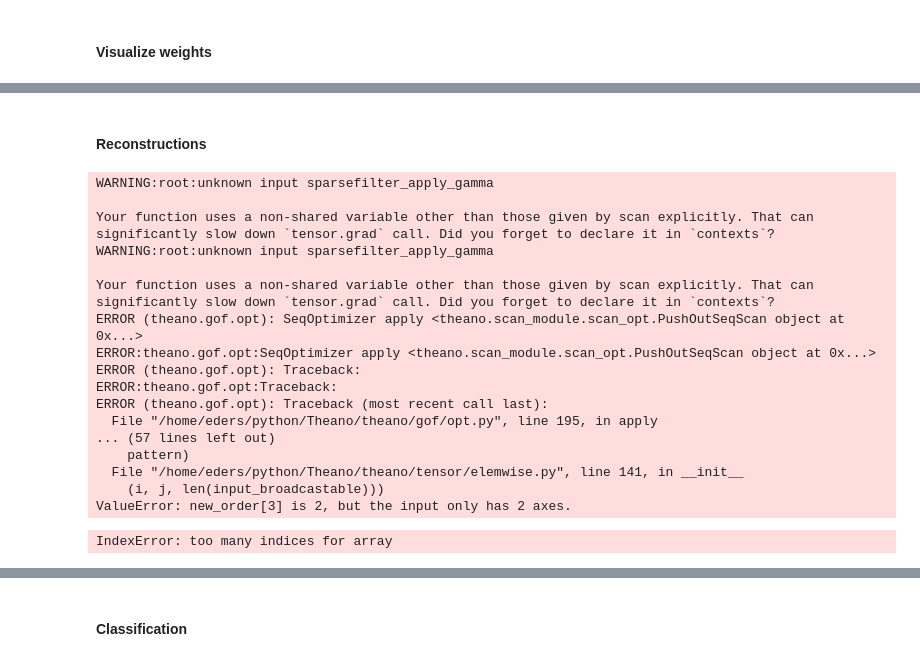
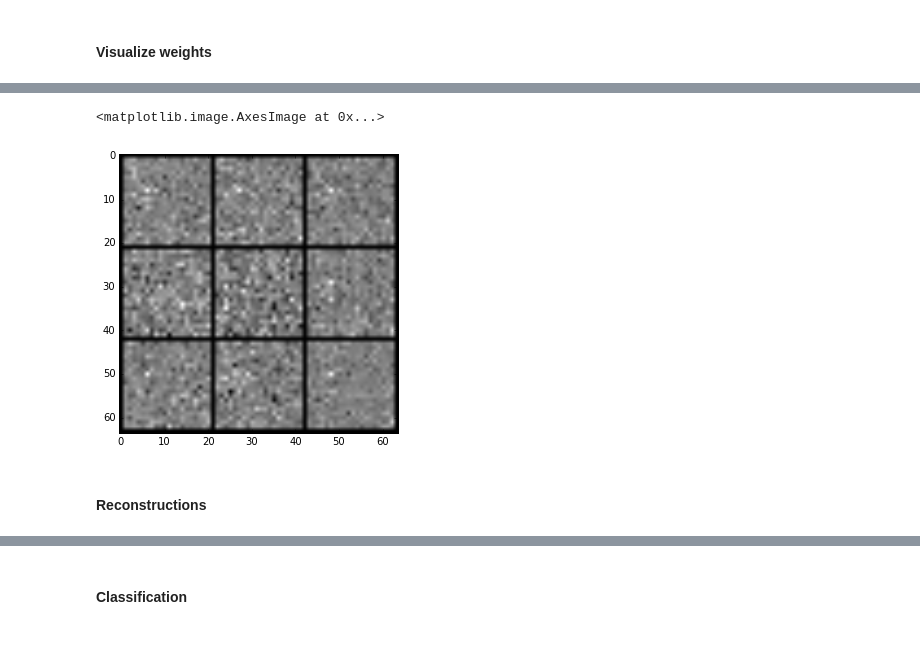
Before and after one commit to EderSantana/sc, a Jupyter notebook: tests.ipynb, the cells around one changed output, grey strips where cells are left out. Cells and saved outputs as stored; diff of their text form; code cells hidden in the pictures.

Commit message:
Added temporal and variational sparse coding

```diff
--- a/tests.ipynb
+++ b/tests.ipynb
@@ -45,10 +46,19 @@ imshow(I, cmap='gray')
+# %%
+V = causes.W.get_value()
+I = grid2d(V[:100])
+imshow(I, cmap='gray')
+# %% [output]
+<matplotlib.image.AxesImage at 0x...>
+[figure, added]
 # %% [markdown]
 #### Reconstructions
 # %%
 X = tensor.matrix('features')
-U = causes.apply(inputs=X, n_steps=100, batch_size=100)[1][-1]
-Z = states.apply(inputs=X, n_steps=100, batch_size=100, gamma=U)[1][-1]
+Z = states.apply(inputs=X, n_steps=50, batch_size=50, gamma=.1)[1][-1]
+U, u, _, _ = causes.apply(prev_code=Z, n_steps=50, batch_size=100)
+Z = states.apply(inputs=X, n_steps=50, batch_size=100, gamma=U[-1])[1][-1]
 Y = tensor.dot(Z, states.W)
+# Y = tensor.dot(tensor.dot(u[-1], causes.W), states.W)
 F = function([X], Y)
 E = function([X], tensor.sqr(X-Y[-1]).sum())
 
@@ -57,28 +67,3 @@ total_energy = 0
 for x_val in teststream.get_epoch_iterator():
     total_error += E(x_val[0])
     total_energy += (x_val[0]**2).sum()
-
-y = F(x_val[0])
-rec = y[0,0,:].reshape((28,28))
-imshow(rec, cmap='gray')
-
-print "SNR (DB) = %f" % (10*np.log10(total_energy/total_error))
-# %% [output]
-WARNING:root:unknown input sparsefilter_apply_gamma
-
-Your function uses a non-shared variable other than those given by scan explicitly. That can significantly slow down `tensor.grad` call. Did you forget to declare it in `contexts`?
-WARNING:root:unknown input sparsefilter_apply_gamma
-
-Your function uses a non-shared variable other than those given by scan explicitly. That can significantly slow down `tensor.grad` call. Did you forget to declare it in `contexts`?
-ERROR (theano.gof.opt): SeqOptimizer apply <theano.scan_module.scan_opt.PushOutSeqScan object at 0x...>
-ERROR:theano.gof.opt:SeqOptimizer apply <theano.scan_module.scan_opt.PushOutSeqScan object at 0x...>
-ERROR (theano.gof.opt): Traceback:
-ERROR:theano.gof.opt:Traceback:
-ERROR (theano.gof.opt): Traceback (most recent call last):
-  File "/home/eders/python/Theano/theano/gof/opt.py", line 195, in apply
-... (57 lines left out)
-    pattern)
-  File "/home/eders/python/Theano/theano/tensor/elemwise.py", line 141, in __init__
-    (i, j, len(input_broadcastable)))
-ValueError: new_order[3] is 2, but the input only has 2 axes.
-IndexError: too many indices for array
```
Also changed, not shown: parts of 6 cells of this notebook, 5 other files.
